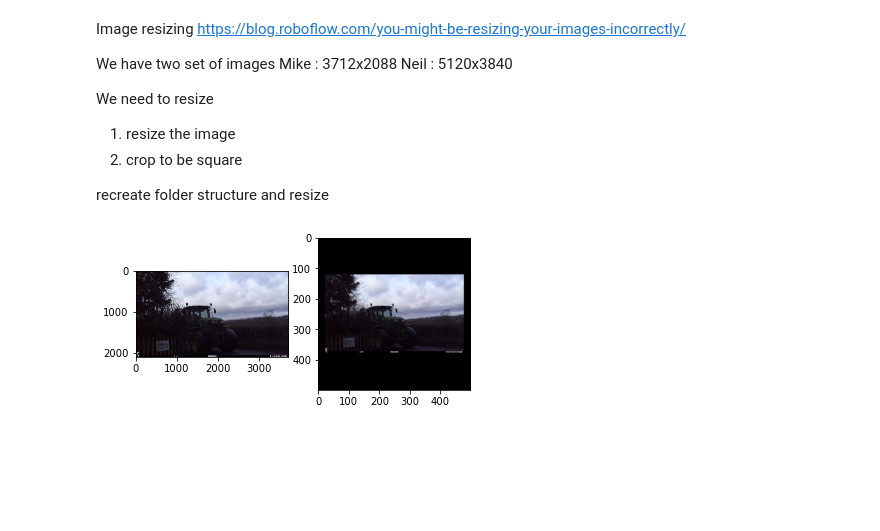
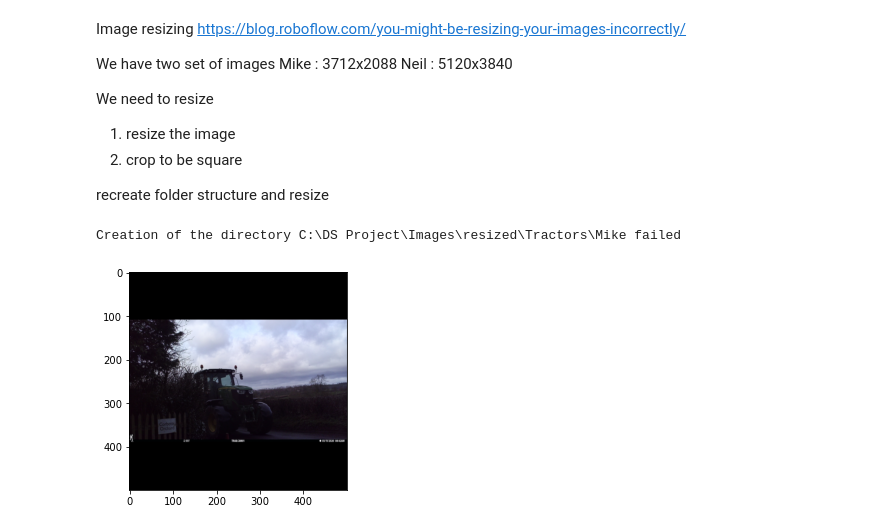
Before and after one commit to jamiewarren/Digester, a Jupyter notebook: Resize images.ipynb, the cells around one changed output. Cells and saved outputs as stored; diff of their text form; code cells hidden in the pictures; blank space fills up the shorter version.

```diff
--- a/Resize images.ipynb
+++ b/Resize images.ipynb
@@ -21,2 +22,5 @@ import numpy as np
+# %%
+IMG_WIDTH = 500
+MAKE_SQUARE = True
 # %%
 def bound_image_dim(image, min_size=None, max_size=None):
@@ -63,19 +77,33 @@ def square_pad_image(image, size):
 # %%
 y = imageio.imread(r'C:\DS Project\Images\Tractors\Mike\01Mk0083.JPG')
 
 #y = scipy.misc.imread(r'C:\DS Project\Images\Tractors\Mike\01Mk0083.JPG')
 
-plt.subplot(121)
-plt.imshow(y)
+#plt.subplot(121)
+#plt.imshow(y)
 h,w,c = y.shape
 
 #x = skimage.transform.resize(y, (256, (w*256)//h), preserve_range=True)
 
-x = bound_image_dim(y, 256, (w*256)//h)
-z = square_pad_image(x, 500)
-plt.subplot(122)
+x = bound_image_dim(y,0,IMG_WIDTH)
+z = square_pad_image(x, IMG_WIDTH)
+#plt.subplot(122)
 #plt.imshow(x)
 plt.imshow(z)
+
+# define the name of the directory to be created
+path = r'C:\DS Project\Images\resized\Tractors\Mike'
+
+try:
+    os.makedirs(path)
+except OSError:
+    print ("Creation of the directory %s failed" % path)
+else:
+    print ("Successfully created the directory %s " % path)
+
+#z.save()
+plt.imsave(r'C:\DS Project\Images\resized\Tractors\Mike\01Mk0083_256.JPG',z )
 plt.show()
 # %% [output]
+Creation of the directory C:\DS Project\Images\resized\Tractors\Mike failed
-[figure, old version]
+[figure, new version]
```
Also changed, not shown: parts of 2 cells of this notebook, 1 other file.
